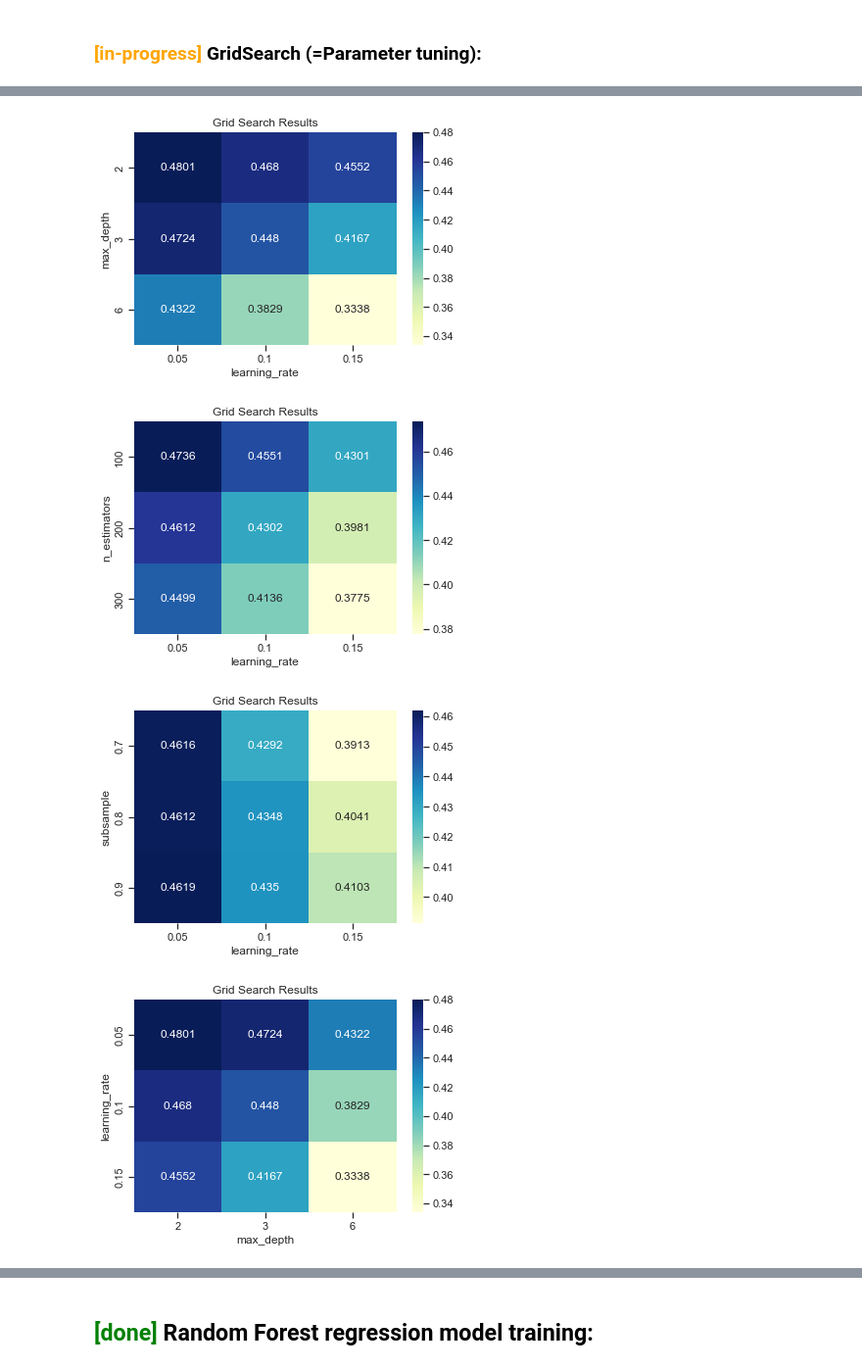
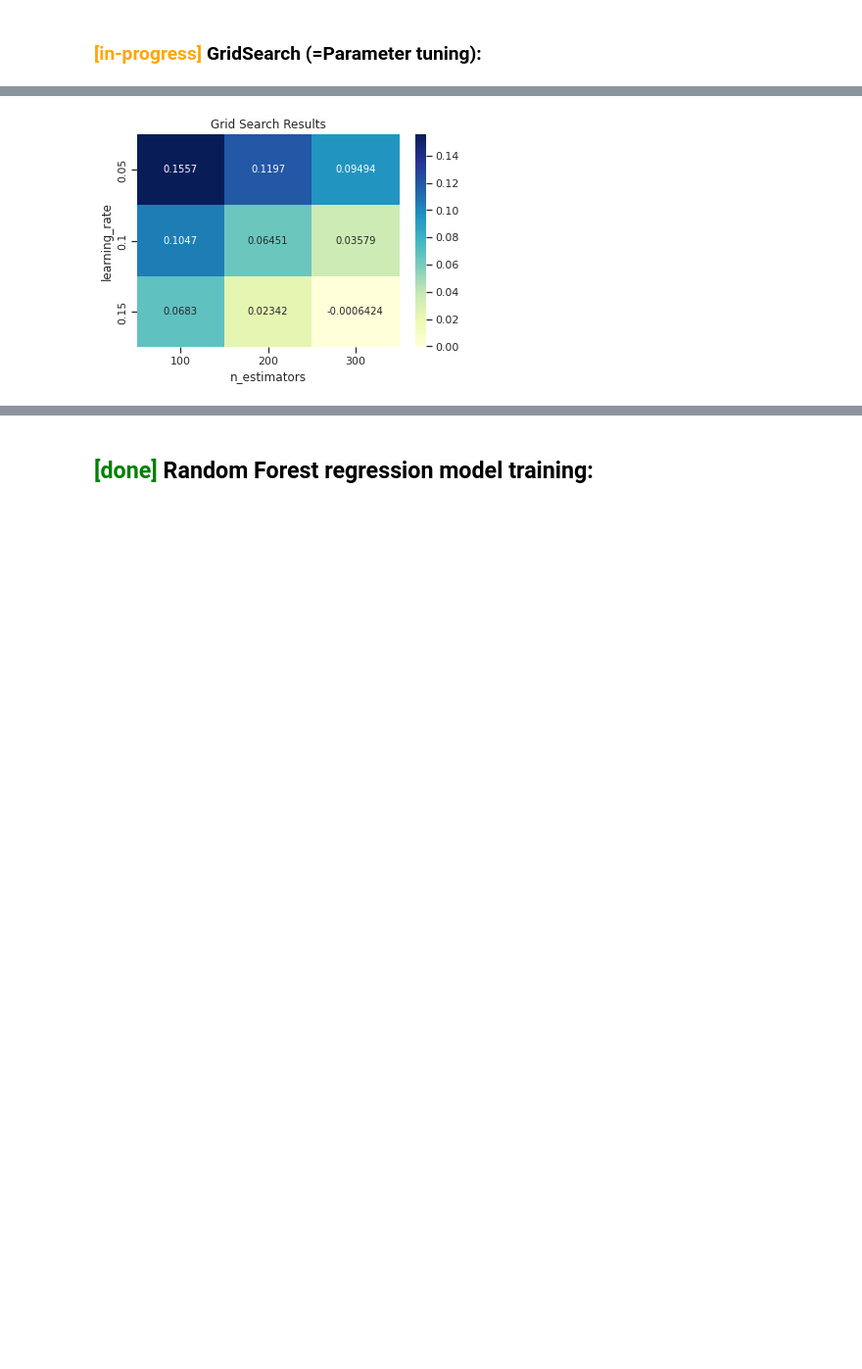
Before and after one commit to sagi778/ufc_fights_Predictor, a Jupyter notebook: notebooks/stats_model_training.ipynb, the cells around one changed output, grey strips where cells are left out. Shown at 98% size. Cells and saved outputs as stored; diff of their text form; code cells hidden in the pictures; blank space fills up the shorter version.

```diff
--- a/notebooks/stats_model_training.ipynb
+++ b/notebooks/stats_model_training.ipynb
@@ -24,8 +24,8 @@ imports loaded.
 loc = '../data/'
 #file = 'ufc_data_features.csv'
 file = 'ufc_data_features_no_outliers.csv'
-df = pd.read_csv(loc+file)
-#df = df[df.columns[1:]]
-df.tail(3)
+data = pd.read_csv(loc+file)
+#data = data[data.columns[1:]]
+data.tail(3)
 # %% [output]
 |  | result | fighter | opponent | date | weight class | method | kd_dif | str_dif | td_dif | sub_dif | ... |
@@ -34,0 +37,10 @@ df.tail(3)
+# %%
+weight = 'Welterweight'
+weight_classes = {'Flyweight':0,'Bantamweight':1,'Featherweight':2,
+                  'Lightweight':3,'Welterweight':4,'Middleweight':5,
+                  'Light Heavyweight':6,'Heavyweight':7,'Super Heavyweight':8,'Open Weight':9,
+                  "Women's Strawweight":10,"Women's Flyweight":11,"Women's Bantamweight":12,
+                  "Women's Featherweight":13}
+
+df = data[data['weight class']==weight].reset_index(drop=True)
+df.tail(3)
@@ -163,8 +180,8 @@ Best score:  0.23513453187465402
 # %%
 grid = pd.DataFrame(grid_search.cv_results_['params'])
-rmse = np.power(grid_search.cv_results_['mean_test_score'],0.5)
+#rmse = np.power(grid_search.cv_results_['mean_test_score'],0.5)
 
-grid['rmse'] = np.power(grid_search.cv_results_['mean_test_score'],0.5) #grid_search.cv_results_['mean_test_score']
-g = grid[grid.rmse==np.min(grid.rmse)].reset_index(drop=True)
+grid['squared_error'] = grid_search.cv_results_['mean_test_score'] #grid_search.cv_results_['mean_test_score']
+g = grid[grid.squared_error==np.min(grid.squared_error)].reset_index(drop=True)
 g
 # %% [output]
@@ -173,16 +190,14 @@ g
 # %%
-# Show parameters
-for p1 in ['learning_rate','max_depth','n_estimators','subsample']:
-    for p2 in ['learning_rate','max_depth','n_estimators','subsample']:
-        if p1 != p2:
-            table = pd.pivot_table(grid, values='rmse', index=p2, columns=p1)
-            sns.heatmap(table, cmap='YlGnBu', annot=True, fmt='.4g')
-            plt.title('Grid Search Results')
-            plt.xlabel(p1)
-            plt.ylabel(p2)
-            plt.show()
+# Create a pivot table of the results
+X_axis = 'n_estimators'
+y_axis = 'learning_rate'
+table = pd.pivot_table(grid, values='squared_error', index=y_axis, columns=X_axis)
+
+# Create a heatmap plot of the results
+sns.heatmap(table, cmap='YlGnBu', annot=True, fmt='.4g')
+plt.title('Grid Search Results')
+plt.xlabel(X_axis)
+plt.ylabel(y_axis)
+plt.show()
 # %% [output]
-[figure, old version]
+[figure, new version]
-[figure, removed]
-[figure, removed]
-[figure, removed]
```
Also changed, not shown: parts of 45 cells of this notebook, 1 other file.
